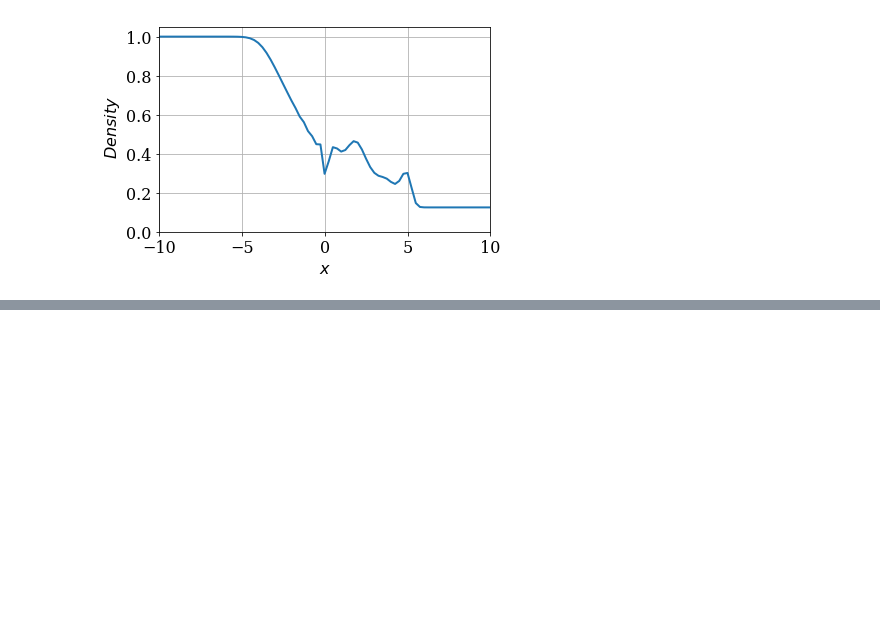
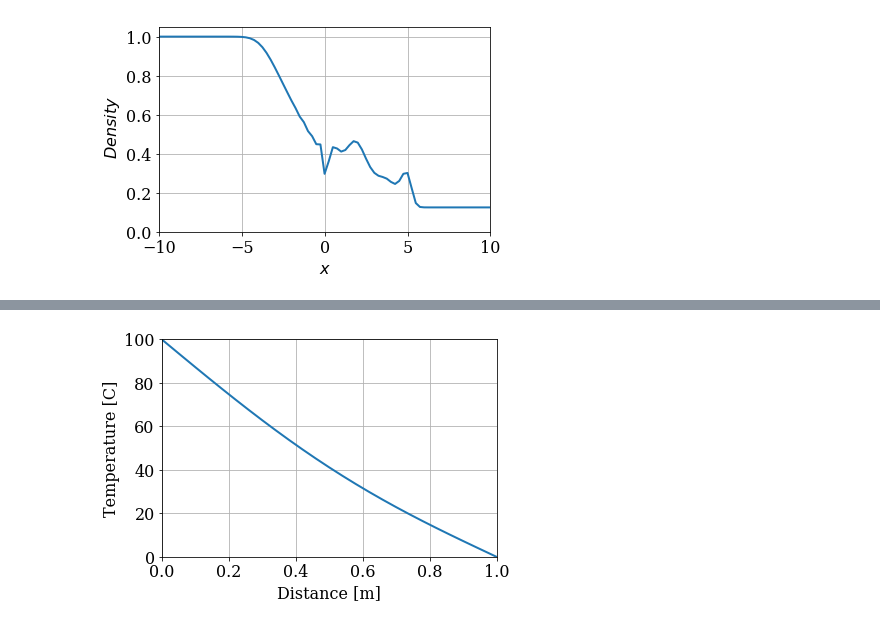
Before and after one commit to MasayukiHabukawa/MAE6286, a Jupyter notebook: Practice.ipynb, the cells around one changed output, grey strips where cells are left out. Drawn from its saved outputs; the diff is of its cells as text; code cells hidden in the pictures; blank space fills up the shorter version.

```diff
--- a/Practice.ipynb
+++ b/Practice.ipynb
@@ -207,0 +250,14 @@ pyplot.tight_layout()
+# %%
+# Dirichlet b.c
+nt = 1000
+T = ftcs(T0, nt, dt, dx, alpha)
+# %%
+pyplot.figure(figsize=(6.0, 4.0))
+pyplot.xlabel('Distance [m]')
+pyplot.ylabel('Temperature [C]')
+pyplot.grid()
+pyplot.plot(x, T, color='C0', linestyle='-', linewidth=2)
+pyplot.xlim(0.0, L)
+pyplot.ylim(0.0, 100.0);
+# %% [output]
+[figure, added]
```
Also changed, not shown: parts of 28 cells of this notebook, 7 other files.
